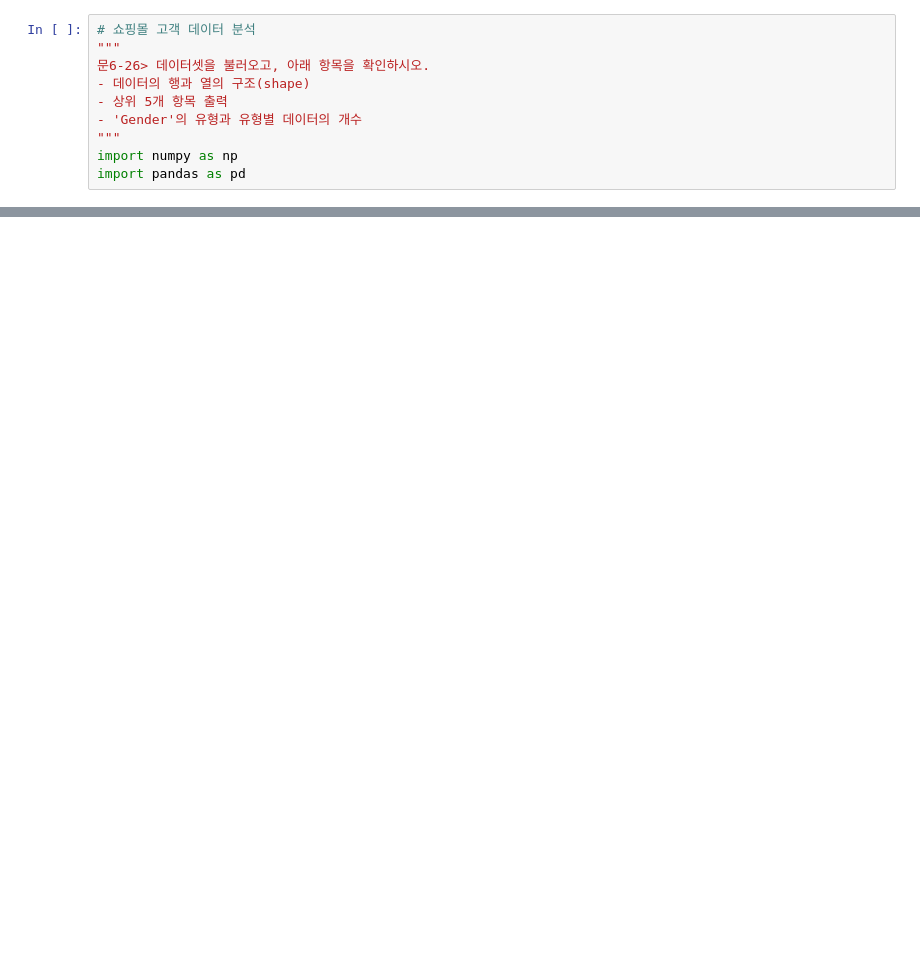
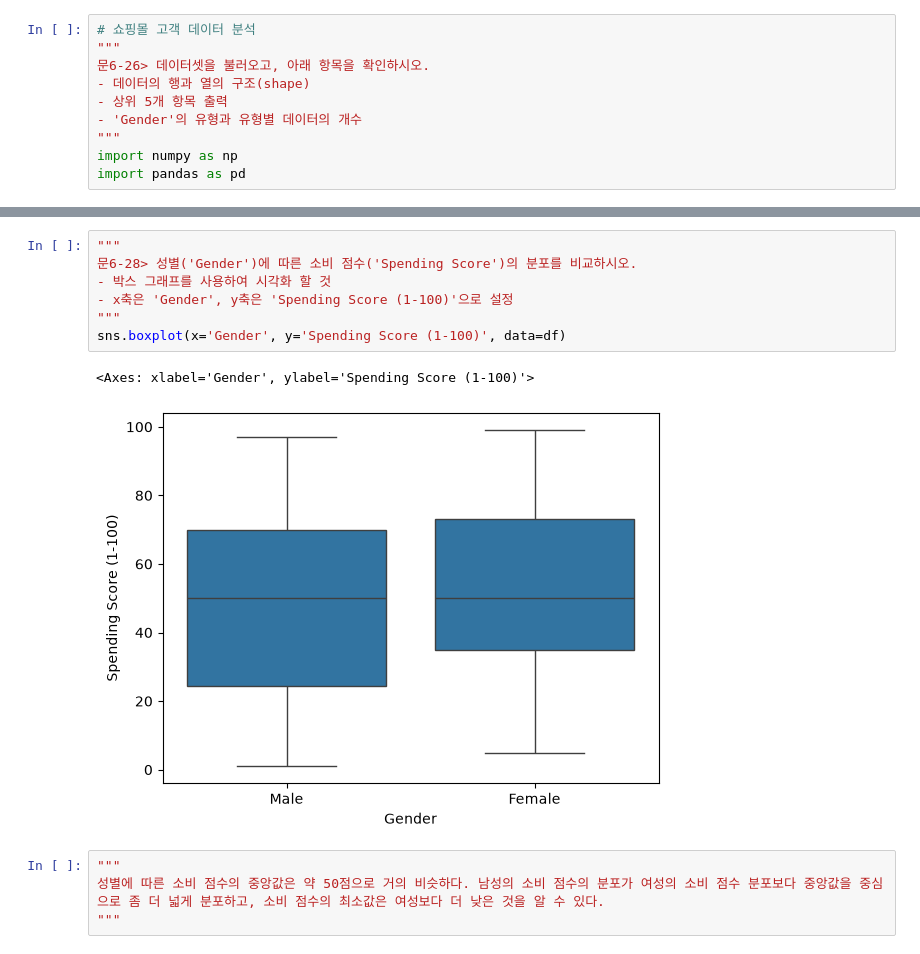
Before and after one commit to fsclass-n/big0611, a Jupyter notebook: py/p04_머신러닝/ch06_연습문제/ex04_쇼핑몰고객데이터분석.ipynb, the cells around one changed output, grey strips where cells are left out. Drawn from its saved outputs; the diff is of its cells as text; blank space fills up the shorter version.

```diff
--- a/py/p04_머신러닝/ch06_연습문제/ex04_쇼핑몰고객데이터분석.ipynb
+++ b/py/p04_머신러닝/ch06_연습문제/ex04_쇼핑몰고객데이터분석.ipynb
@@ -20,0 +50,14 @@ print(df['Gender'].value_counts())
+# %%
+"""
+문6-28> 성별('Gender')에 따른 소비 점수('Spending Score')의 분포를 비교하시오.
+- 박스 그래프를 사용하여 시각화 할 것
+- x축은 'Gender', y축은 'Spending Score (1-100)'으로 설정
+"""
+sns.boxplot(x='Gender', y='Spending Score (1-100)', data=df)
+# %% [output]
+<Axes: xlabel='Gender', ylabel='Spending Score (1-100)'>
+[figure, added]
+# %%
+"""
+성별에 따른 소비 점수의 중앙값은 약 50점으로 거의 비슷하다. 남성의 소비 점수의 분포가 여성의 소비 점수 분포보다 중앙값을 중심으로 좀 더 넓게 분포하고, 소비 점수의 최소값은 여성보다 더 낮은 것을 알 수 있다.
+"""
```
Also changed, not shown: parts of 11 cells of this notebook.
